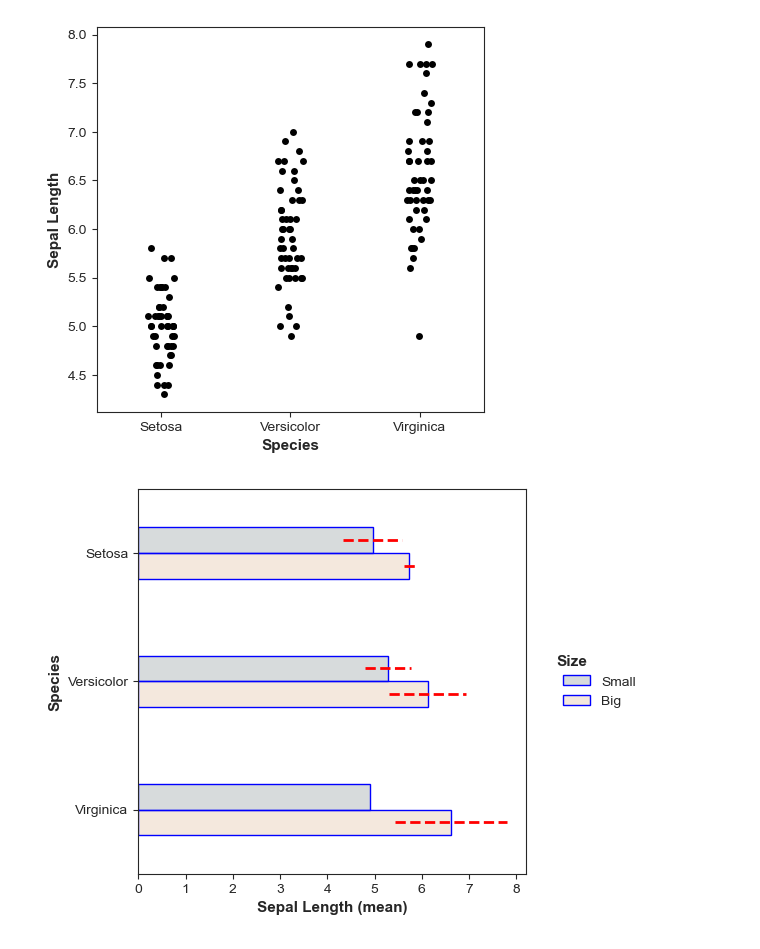
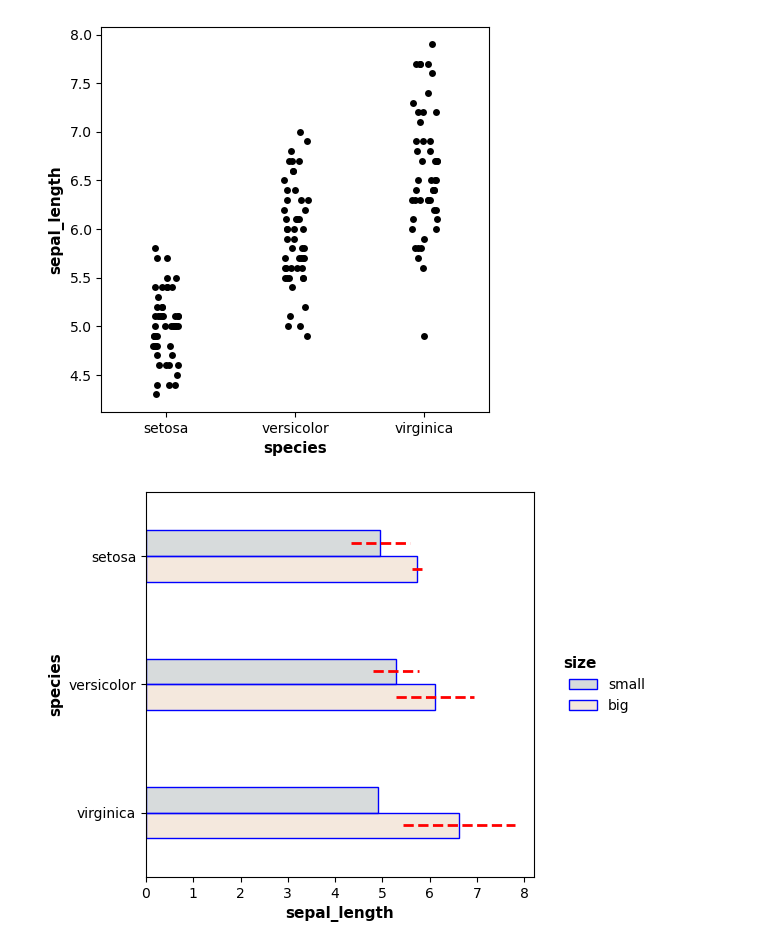
Before and after one commit to kantonopoulos/sciviz, a Jupyter notebook: sciviz/sciviz/src/test.ipynb, the cells around one changed output. Cells and saved outputs as stored; diff of their text form; code cells hidden in the pictures.

```diff
--- a/sciviz/sciviz/src/test.ipynb
+++ b/sciviz/sciviz/src/test.ipynb
@@ -113,37 +122,37 @@ plt.show()
 # %%
 iris = sns.load_dataset('iris')
 iris['size'] = iris['sepal_length'].apply(lambda x: 'big' if x > 5.5 else 'small')
 
 # Create the visualization with faceting by species
 ax = sciviz(iris, height=5, aspect=1)
-ax = jitter(ax=ax, data=iris, x='species', y='sepal_length', points_color='black', orient='v', alpha=1, dodge=True, show_legend=True)
+ax = jitter(ax=ax, data=iris, x='species', y='sepal_length', points_color='black', orient='v', alpha=1, dodge=True, format_labels=False, show_legend=True)
 
 '''user_labels = {'Size': ['Small', 'Big']}
 ax = theme(ax,
            title="Iris Dataset",
            subtitle="Sepal Length by Species",
            title_size=14,
            xticks=[0, 1, 2],
            xticks_labels=['setosa', 'Versicolor', 'Virginica'],
            theme="classic",
            legend=True,
            legend_labels=user_labels,
            legendtitles_size=11,
            legendtitles_weight="bold",
            legendlabels_size=10,
            legendlabels_weight="normal",
            legend_pos="side")'''
 
 plt.show()
 # %% [output]
-[figure, old version]
+[figure, new version]
 # %%
 iris = sns.load_dataset('iris')
 iris['size'] = iris['sepal_length'].apply(lambda x: 'big' if x > 5.5 else 'small')
 
 # Create the visualization with faceting by species
 ax = sciviz(iris, height=5, aspect=1)
-ax = bar(ax=ax, data=iris, y='species', x="sepal_length", color='size', stat='mean', edge_color='blue', errorbar=('sd', 2), errorbar_linestyle='--', errorbar_linewidth=2, errorbar_capsize=0, errorbar_color='red', palette='jama', orient='h', alpha = 0.2, bar_width=0.4, show_legend=True)
+ax = bar(ax=ax, data=iris, y='species', x="sepal_length", color='size', stat='mean', edge_color='blue', errorbar=('sd', 2), errorbar_linestyle='--', errorbar_linewidth=2, errorbar_capsize=0, errorbar_color='red', palette='jama', orient='h', alpha = 0.2, bar_width=0.4, format_labels=False, show_legend=True)
 
 '''user_labels = {'Size': ['Small', 'Big']}
 ax = theme(ax,
@@ -163,7 +172,7 @@ ax = theme(ax,
 
 plt.show()
 # %% [output]
-[figure, old version]
+[figure, new version]
 # %%
 iris = sns.load_dataset('iris')
 iris['size'] = iris['sepal_length'].apply(lambda x: 'big' if x > 5.5 else 'small')
```
Also changed, not shown: parts of 7 cells of this notebook, 12 other files.
